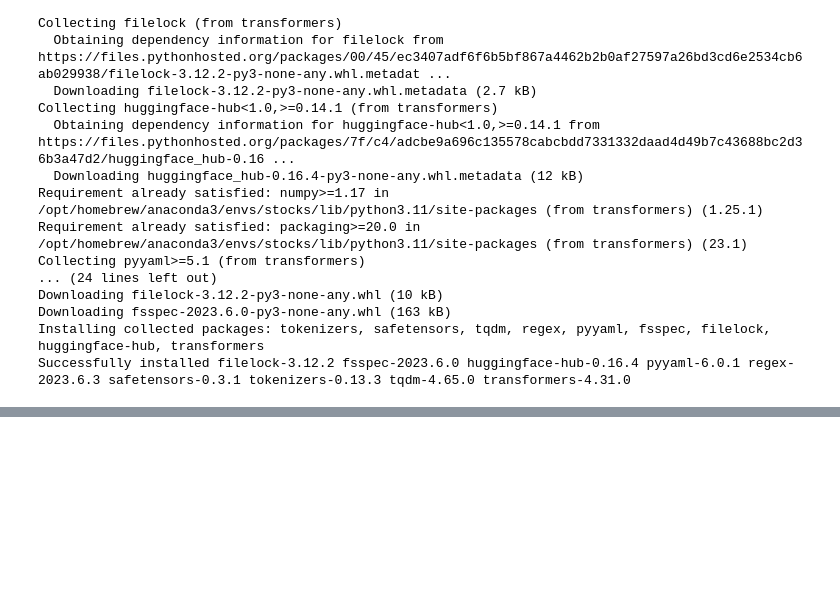
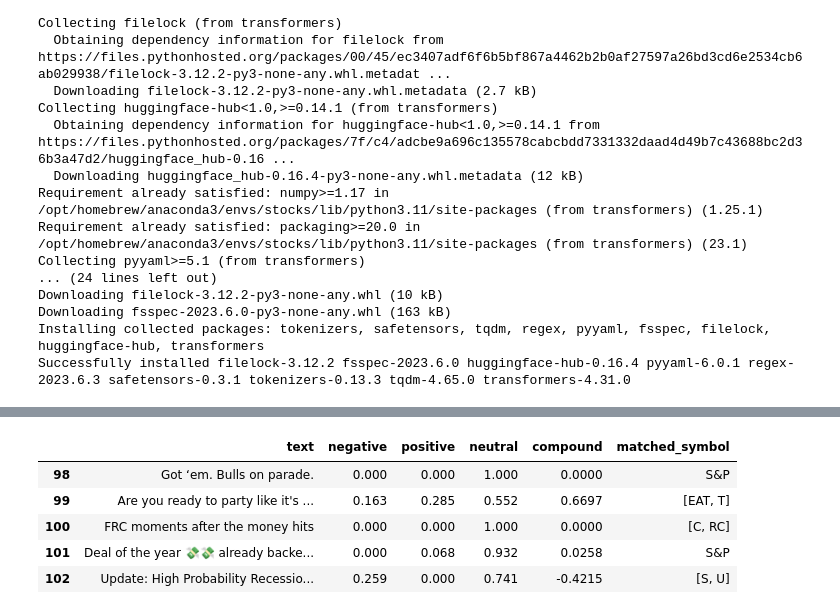
Before and after one commit to Christopher-jason/cjs-dissertation, a Jupyter notebook: Stocks/stocks_screener.ipynb, the cells around one changed output, grey strips where cells are left out. Saved outputs shown, nothing was run; the diff lists cells and outputs as text; code cells hidden in the pictures; blank space fills up the shorter version.

Commit message:
basic table created

```diff
--- a/Stocks/stocks_screener.ipynb
+++ b/Stocks/stocks_screener.ipynb
@@ -507,0 +483,38 @@ model = AutoModelForSequenceClassification.from_pretrained("ProsusAI/finbert")
+# %%
+import re
+import pandas as pd
+
+# Assuming hot_1 is a list of sentences
+# Assuming df is the DataFrame with "Symbol" and "Name" columns
+
+# Function to find matches using regular expressions
+def find_matches(sentence, symbol_list):
+    matches = []
+    for symbol in symbol_list:
+        if pd.notna(symbol):  # Skip NaN values in the symbol_list
+            pattern = r"(?<!\$)" + re.escape(symbol) + r"(?!\w)"
+            if re.search(pattern, sentence):
+                matches.append(symbol)
+    return matches
+
+# List to store the results
+results = []
+
+# Convert "Symbol" column to a list of strings and remove NaN values
+symbol_list = symbols['Symbol'].astype(str).tolist()
+
+# Iterate through each sentence in hot_1
+for sentence in hot_1:
+    # Find matches for each sentence
+    matches = find_matches(sentence, symbol_list)
+    # If matches found, store the index and symbol; otherwise, store "S&P"
+    if matches:
+        results.append( matches)
+    else:
+        results.append( "S&P")
+
+# Create a new DataFrame to store the results
+result_df = pd.DataFrame(results, columns=[ "Matched_Symbols"])
+
+# Print the result DataFrame
+print(result_df)
@@ -507,0 +536,11 @@ model = AutoModelForSequenceClassification.from_pretrained("ProsusAI/finbert")
+# %%
+#add the matched_symbol column to the vader dataframe
+vader['matched_symbol'] = result_df['Matched_Symbols']
+vader.tail()
+# %% [output]
+|  | text | negative | positive | neutral | compound | matched_symbol |
+| 98 | Got ‘em. Bulls on parade. | 0.000 | 0.000 | 1.000 | 0.0000 | S&P |
+| 99 | Are you ready to party like it's ... | 0.163 | 0.285 | 0.552 | 0.6697 | [EAT, T] |
+| 100 | FRC moments after the money hits | 0.000 | 0.000 | 1.000 | 0.0000 | [C, RC] |
+| 101 | Deal of the year 💸💸 already backe... | 0.000 | 0.068 | 0.932 | 0.0258 | S&P |
+| 102 | Update: High Probability Recessio... | 0.259 | 0.000 | 0.741 | -0.4215 | [S, U] |
```
Also changed, not shown: parts of 34 cells of this notebook.
